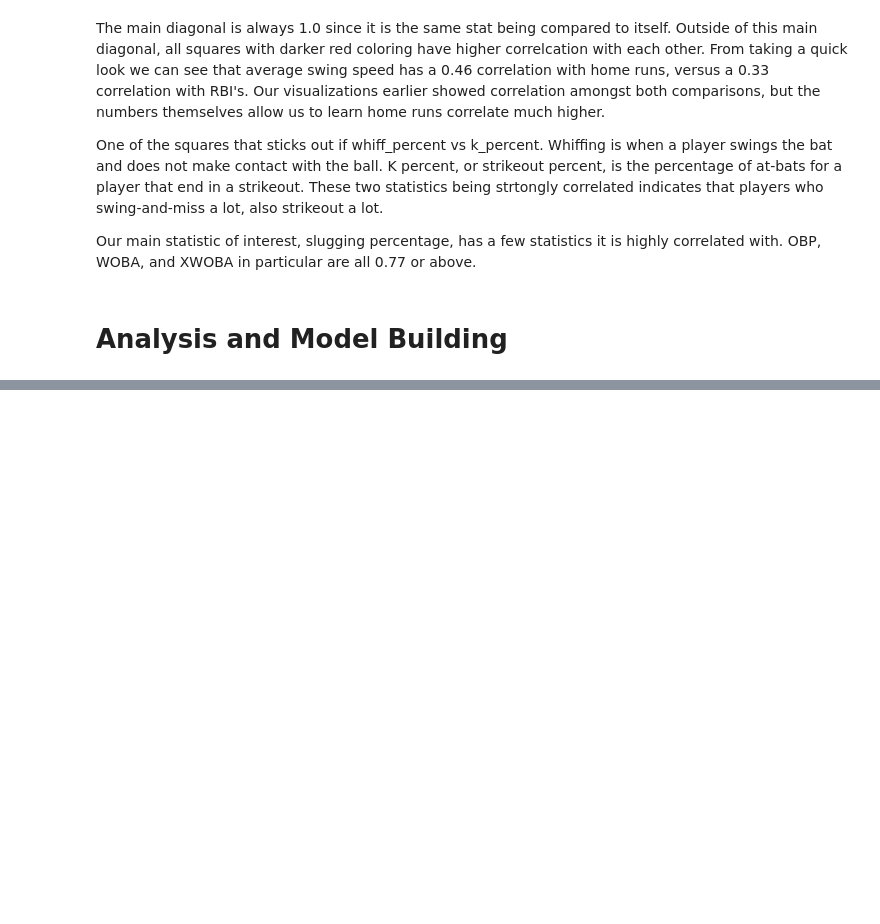
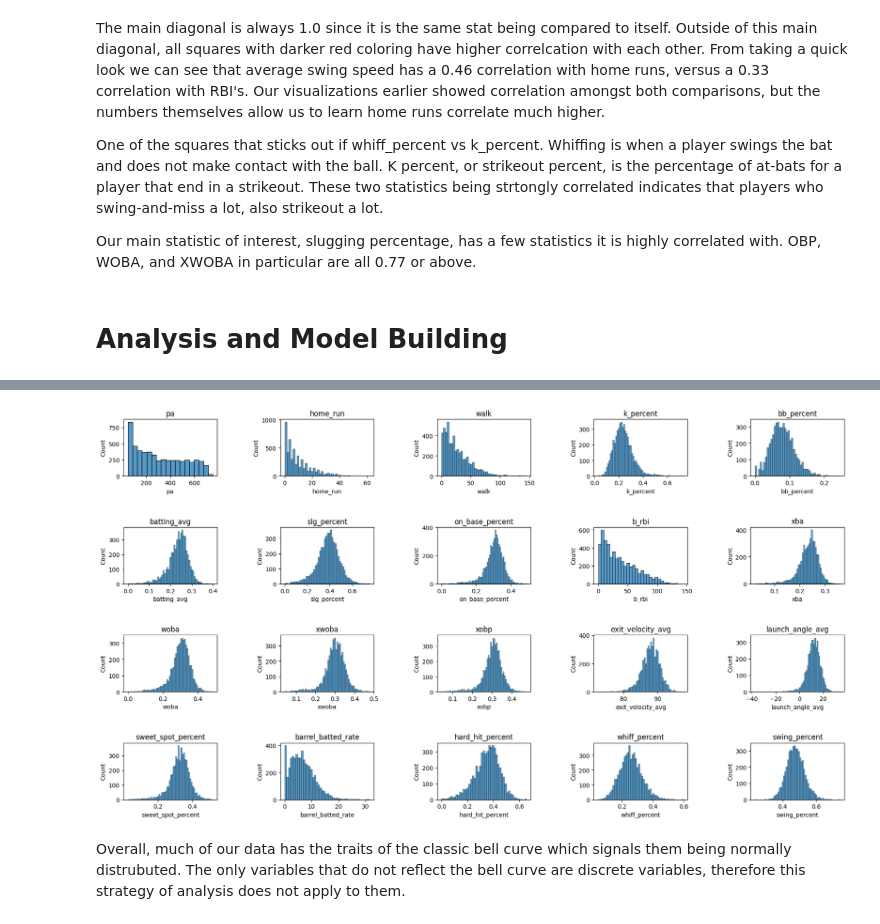
Before and after one commit to RyRom/da-proj, a Jupyter notebook: ml_demo.ipynb, the cells around one changed output, grey strips where cells are left out. Drawn from its saved outputs; the diff is of its cells as text; code cells hidden in the pictures; blank space fills up the shorter version.

```diff
--- a/ml_demo.ipynb
+++ b/ml_demo.ipynb
@@ -136,6 +151,7 @@ There are a number of missing values for a few of the statistics. This is due to
 # %%
 # Store data with bat tracking metrics
 df_tracking = df[~df.isna().any(axis=1)]
+df.drop(columns=['avg_swing_speed', 'fast_swing_rate', 'blasts_contact', 'blasts_swing', 'squared_up_contact', 'squared_up_swing'], inplace=True)
 df_tracking.isna().sum()
 # %% [output]
 last_name, first_name    0
@@ -421,0 +441,17 @@ Our main statistic of interest, slugging percentage, has a few statistics it is
+# %%
+# Create figure
+fig, axes = plt.subplots(4,5, figsize=(18, 10))
+ax = axes.flatten()
+
+# Plot each field
+for i, col in enumerate(df.iloc[:, 3:].columns):
+    sns.histplot(df[col], ax=ax[i])
+    ax[i].set_title(col)
+
+# Fix padding to prevent overlap
+fig.tight_layout(w_pad=6, h_pad=4)
+plt.show()
+# %% [output]
+[figure, added]
+# %% [markdown]
+Overall, much of our data has the traits of the classic bell curve which signals them being normally distrubuted. The only variables that do not reflect the bell curve are discrete variables, therefore this strategy of analysis does not apply to them.
```
Also changed, not shown: parts of 23 cells of this notebook.
